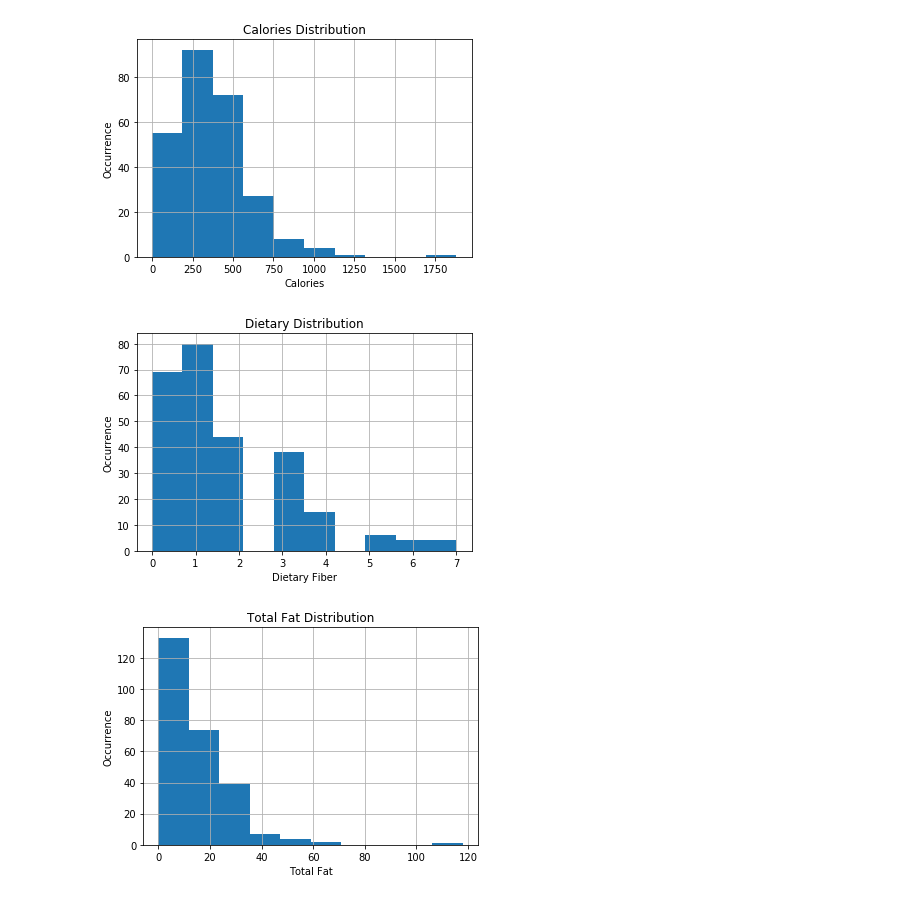
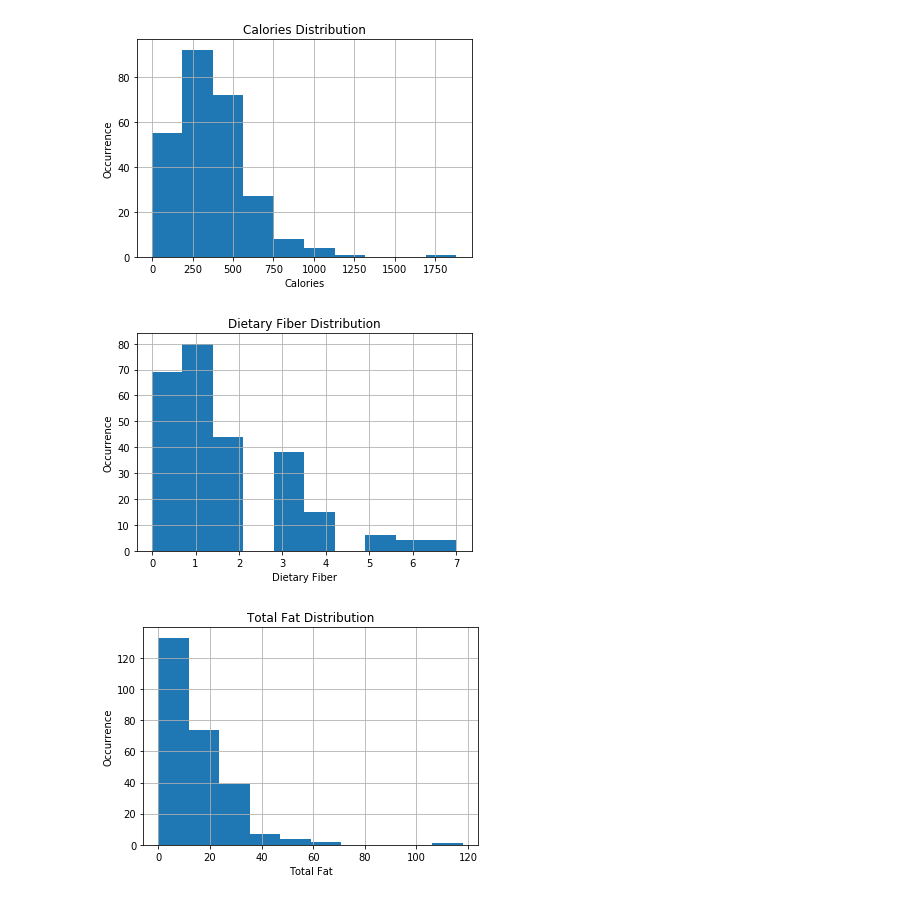
Before and after one commit to ipatel467/McDonald-s-Menu, a Jupyter notebook: Index.ipynb, the cells around one changed output. Drawn from its saved outputs; the diff is of its cells as text; code cells hidden in the pictures.

```diff
--- a/Index.ipynb
+++ b/Index.ipynb
@@ -66,11 +66,11 @@ plt.ylabel('Occurrence');
 [figure]
 # %%
 df['Dietary Fiber'].hist()
-plt.title('Dietary Distribution');
+plt.title('Dietary Fiber Distribution');
 plt.xlabel('Dietary Fiber')
 plt.ylabel('Occurrence');
 # %% [output]
-[figure, old version]
+[figure, new version]
 # %%
 df['Total Fat'].hist()
 plt.title('Total Fat Distribution');
```
Also changed, not shown: parts of 5 cells of this notebook.
